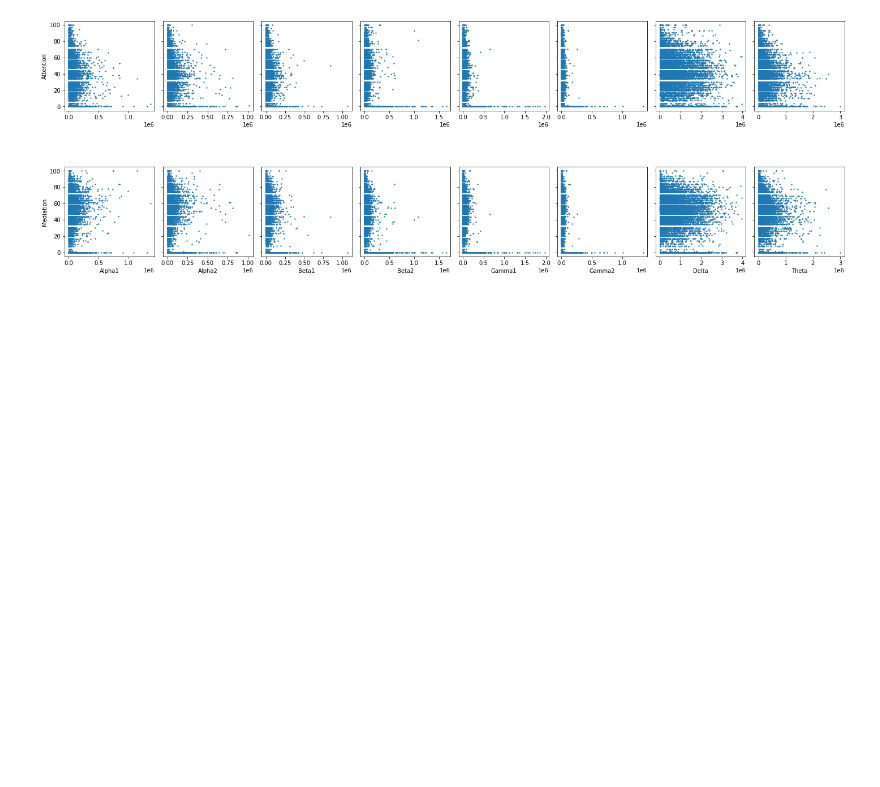
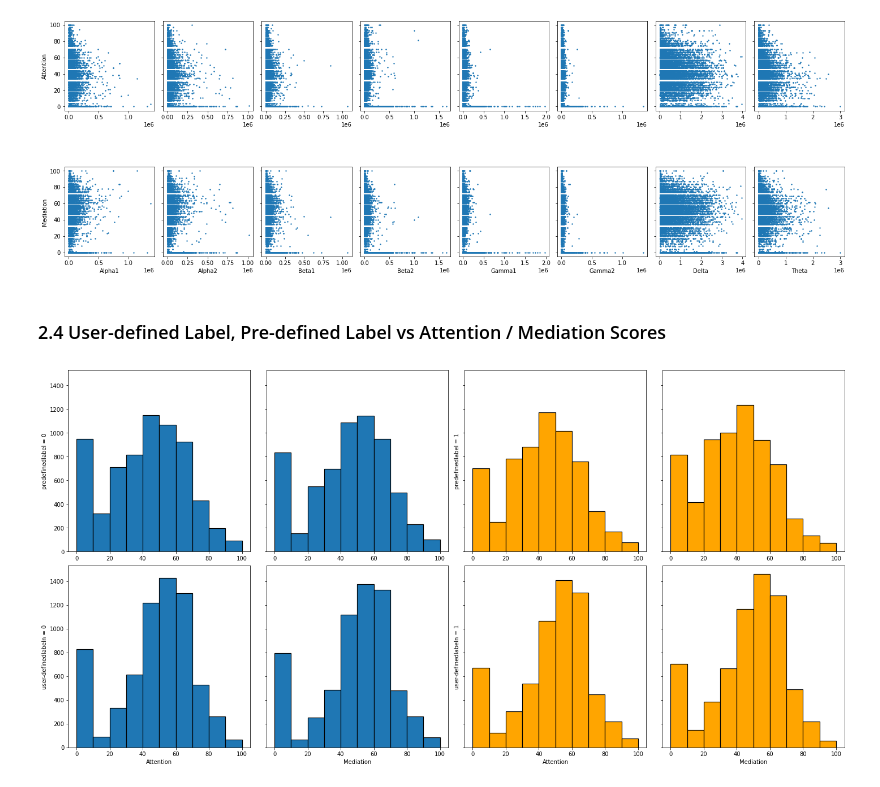
Before and after one commit to DannyTDS/EEG-analysis-project, a Jupyter notebook: EDA.ipynb, the cells around one changed output. Drawn from its saved outputs; the diff is of its cells as text; code cells hidden in the pictures; blank space fills up the shorter version.

Commit message:
wave attention comparision

```diff
--- a/EDA.ipynb
+++ b/EDA.ipynb
@@ -103,3 +103,33 @@ plt.tight_layout()
 plt.show()
 # %% [output]
 [figure]
+# %% [markdown]
+### 2.4 User-defined Label, Pre-defined Label vs Attention / Mediation Scores
+# %%
+fig, axs = plt.subplots(2, 4, sharey=True)
+fig.set_size_inches(20, 10)
+
+X = ["Attention", "Mediation"]
+Y = ["predefinedlabel", "user-definedlabeln"]
+
+for i in range(2):
+    for j in range(2):
+        axs[i, j].hist(df.loc[df[Y[j]]==0, X[i]], ec="black", linewidth=1.2)
+        axs[i, j].set_box_aspect(1)
+        if i == 1:
+            axs[i, j].set_xlabel(X[j])
+        if j == 0:
+            axs[i, j].set_ylabel(f"{Y[i]} = 0")
+for i in range(2):
+    for j in range(2,4):
+        axs[i, j].hist(df.loc[df[Y[j%2]]==1, X[i]], color="orange", ec="black", linewidth=1.2)
+        axs[i, j].set_box_aspect(1)
+        if i == 1:
+            axs[i, j].set_xlabel(X[j%2])
+        if j == 2:
+            axs[i, j].set_ylabel(f"{Y[i]} = 1")
+
+plt.tight_layout()
+plt.show()
+# %% [output]
+[figure, added]
```
